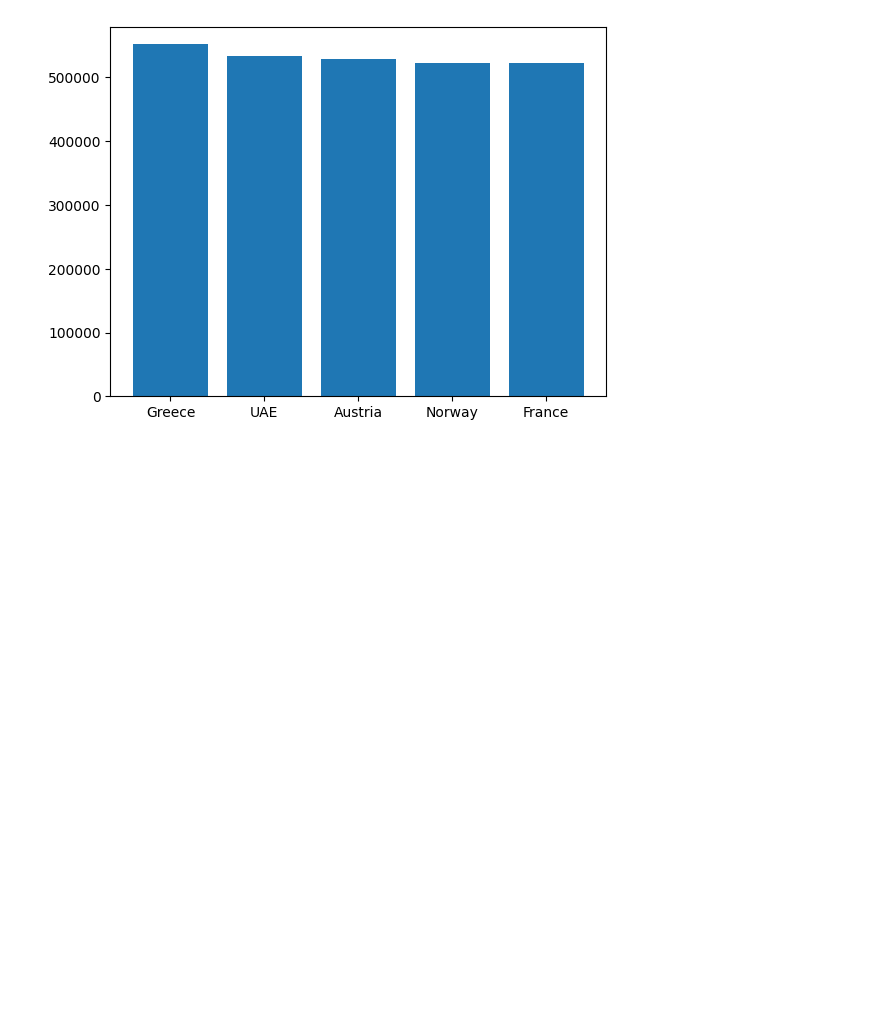
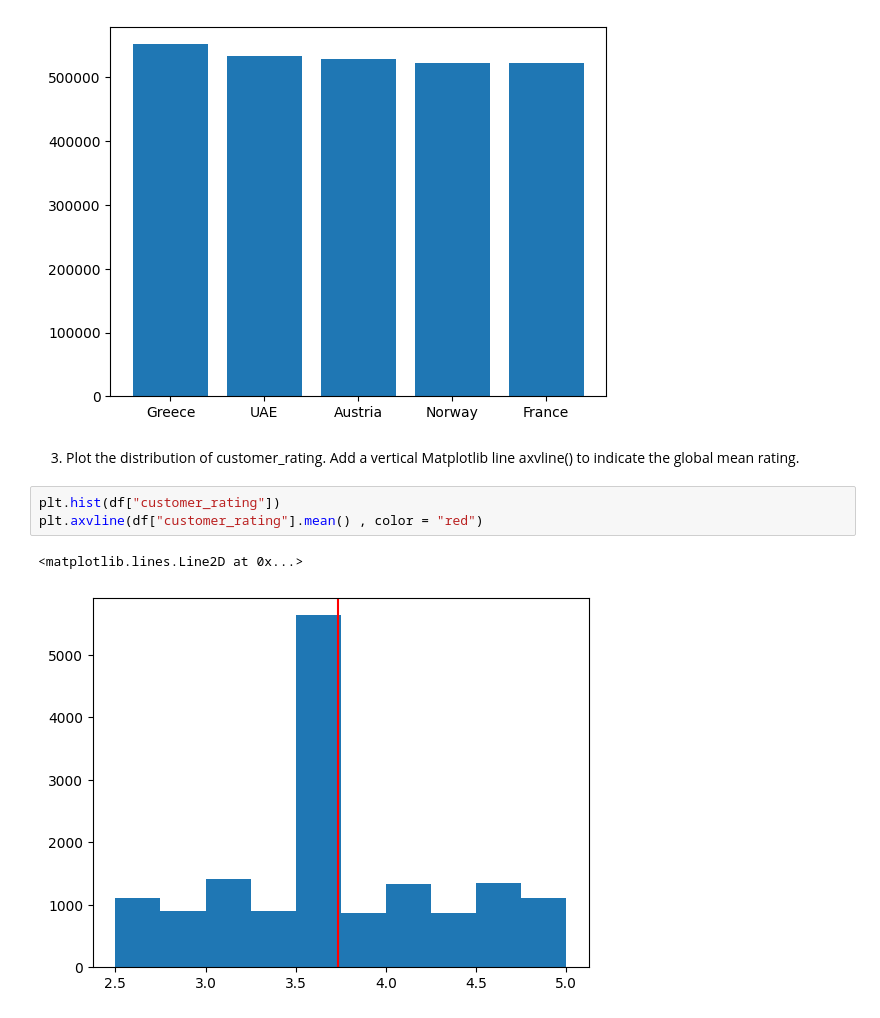
Before and after one commit to nishant8105/Python-Project, a Jupyter notebook: samsung/main.ipynb, the cells around one changed output. Saved outputs shown, nothing was run; the diff lists cells and outputs as text; blank space fills up the shorter version.

Commit message:
add hist plot

```diff
--- a/samsung/main.ipynb
+++ b/samsung/main.ipynb
@@ -393,3 +393,11 @@ plt.bar(top_5_country.index, top_5_country.values)
 # %% [output]
 <BarContainer object of 5 artists>
 [figure]
+# %% [markdown]
+3. Plot the distribution of customer_rating. Add a vertical Matplotlib line axvline() to indicate the global mean rating.
+# %%
+plt.hist(df["customer_rating"])
+plt.axvline(df["customer_rating"].mean() , color = "red")
+# %% [output]
+<matplotlib.lines.Line2D at 0x...>
+[figure, added]
```
